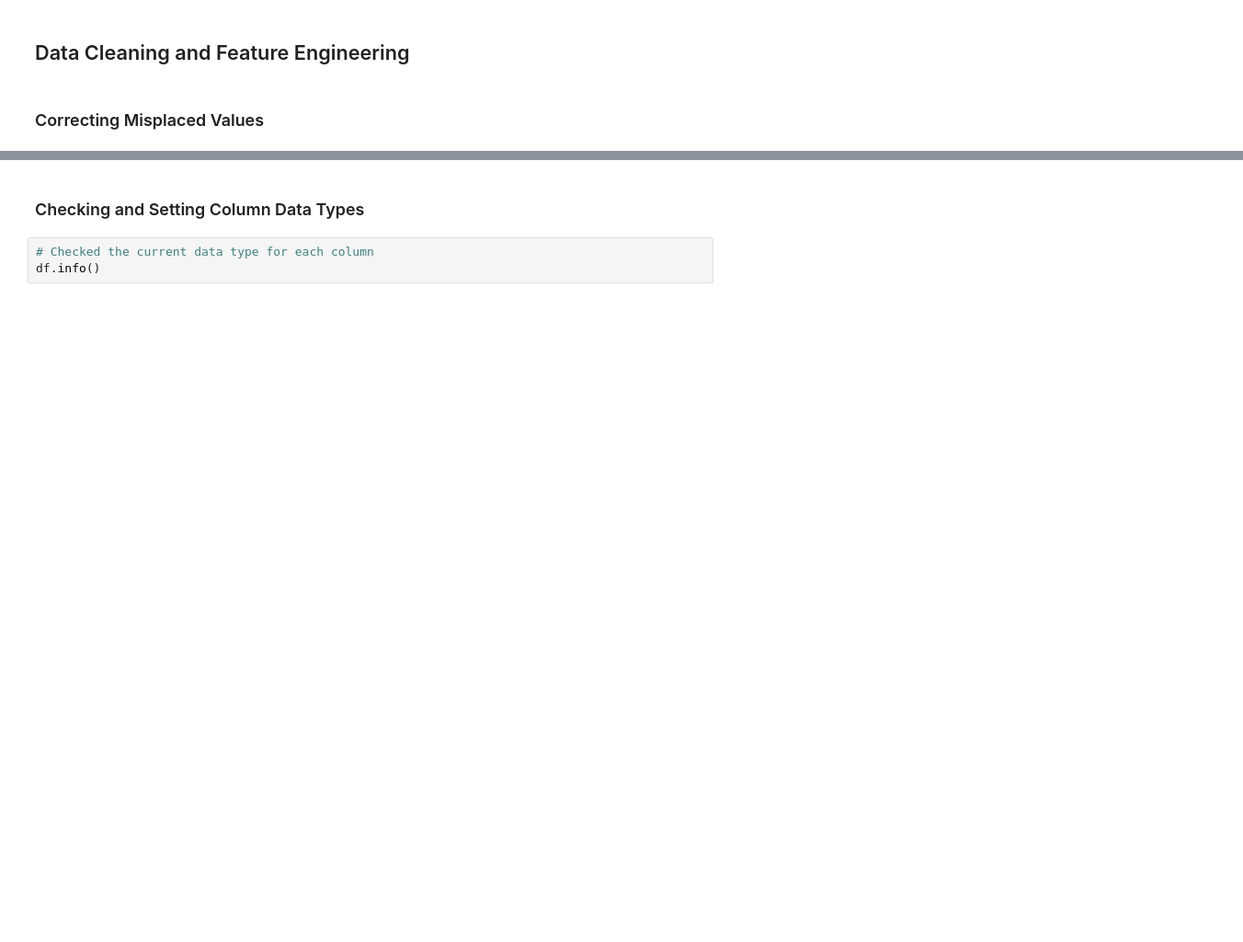
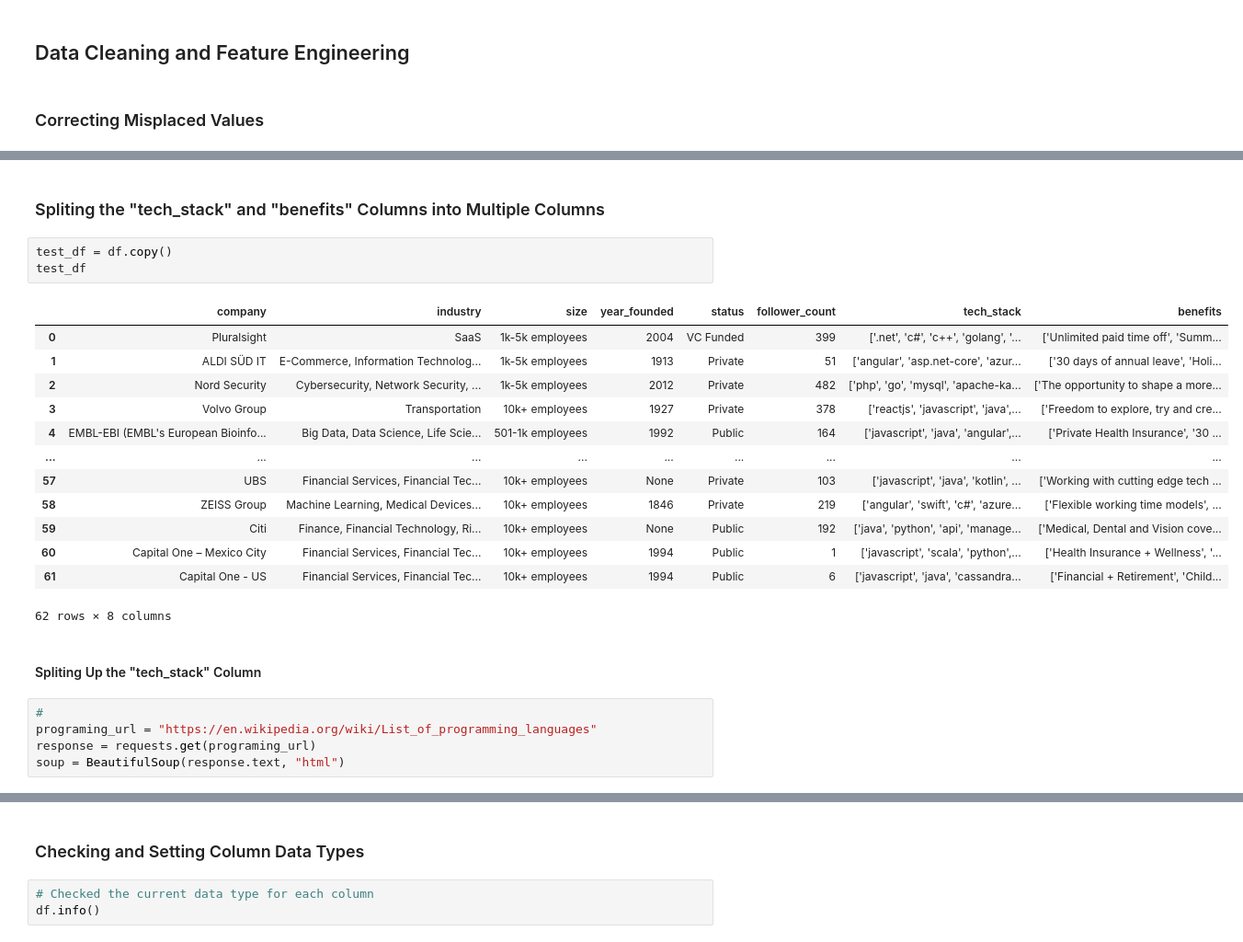
Before and after one commit to Willnguyen02/Stack-Overflow-Companies-Web-Scraper, a Jupyter notebook: main.ipynb, the cells around one changed output, grey strips where cells are left out. Shown at 92% size. Drawn from its saved outputs; the diff is of its cells as text; blank space fills up the shorter version.

```diff
--- a/main.ipynb
+++ b/main.ipynb
@@ -280,0 +293,26 @@ df
+# %% [markdown]
+### Spliting the "tech_stack" and "benefits" Columns into Multiple Columns
+# %%
+test_df = df.copy()
+test_df
+# %% [output]
+|  | company | industry | size | year_founded | status | follower_count | tech_stack | benefits |
+| 0 | Pluralsight | SaaS | 1k-5k employees | 2004 | VC Funded | 399 | ['.net', 'c#', 'c++', 'golang', '... | ['Unlimited paid time off', 'Summ... |
+| 1 | ALDI SÜD IT | E-Commerce, Information Technolog... | 1k-5k employees | 1913 | Private | 51 | ['angular', 'asp.net-core', 'azur... | ['30 days of annual leave', 'Holi... |
+| 2 | Nord Security | Cybersecurity, Network Security, ... | 1k-5k employees | 2012 | Private | 482 | ['php', 'go', 'mysql', 'apache-ka... | ['The opportunity to shape a more... |
+| 3 | Volvo Group | Transportation | 10k+ employees | 1927 | Private | 378 | ['reactjs', 'javascript', 'java',... | ['Freedom to explore, try and cre... |
+| 4 | EMBL-EBI (EMBL's European Bioinfo... | Big Data, Data Science, Life Scie... | 501-1k employees | 1992 | Public | 164 | ['javascript', 'java', 'angular',... | ['Private Health Insurance', '30 ... |
+| ... | ... | ... | ... | ... | ... | ... | ... | ... |
+| 57 | UBS | Financial Services, Financial Tec... | 10k+ employees | None | Private | 103 | ['javascript', 'java', 'kotlin', ... | ['Working with cutting edge tech ... |
+| 58 | ZEISS Group | Machine Learning, Medical Devices... | 10k+ employees | 1846 | Private | 219 | ['angular', 'swift', 'c#', 'azure... | ['Flexible working time models', ... |
+| 59 | Citi | Finance, Financial Technology, Ri... | 10k+ employees | None | Public | 192 | ['java', 'python', 'api', 'manage... | ['Medical, Dental and Vision cove... |
+| 60 | Capital One – Mexico City | Financial Services, Financial Tec... | 10k+ employees | 1994 | Public | 1 | ['javascript', 'scala', 'python',... | ['Health Insurance + Wellness', '... |
+| 61 | Capital One - US | Financial Services, Financial Tec... | 10k+ employees | 1994 | Public | 6 | ['javascript', 'java', 'cassandra... | ['Financial + Retirement', 'Child... |
+62 rows × 8 columns
+# %% [markdown]
+#### Spliting Up the "tech_stack" Column
+# %%
+#
+programing_url = "https://en.wikipedia.org/wiki/List_of_programming_languages"
+response = requests.get(programing_url)
+soup = BeautifulSoup(response.text, "html")
```
Also changed, not shown: parts of 17 cells of this notebook, 2 other files.
